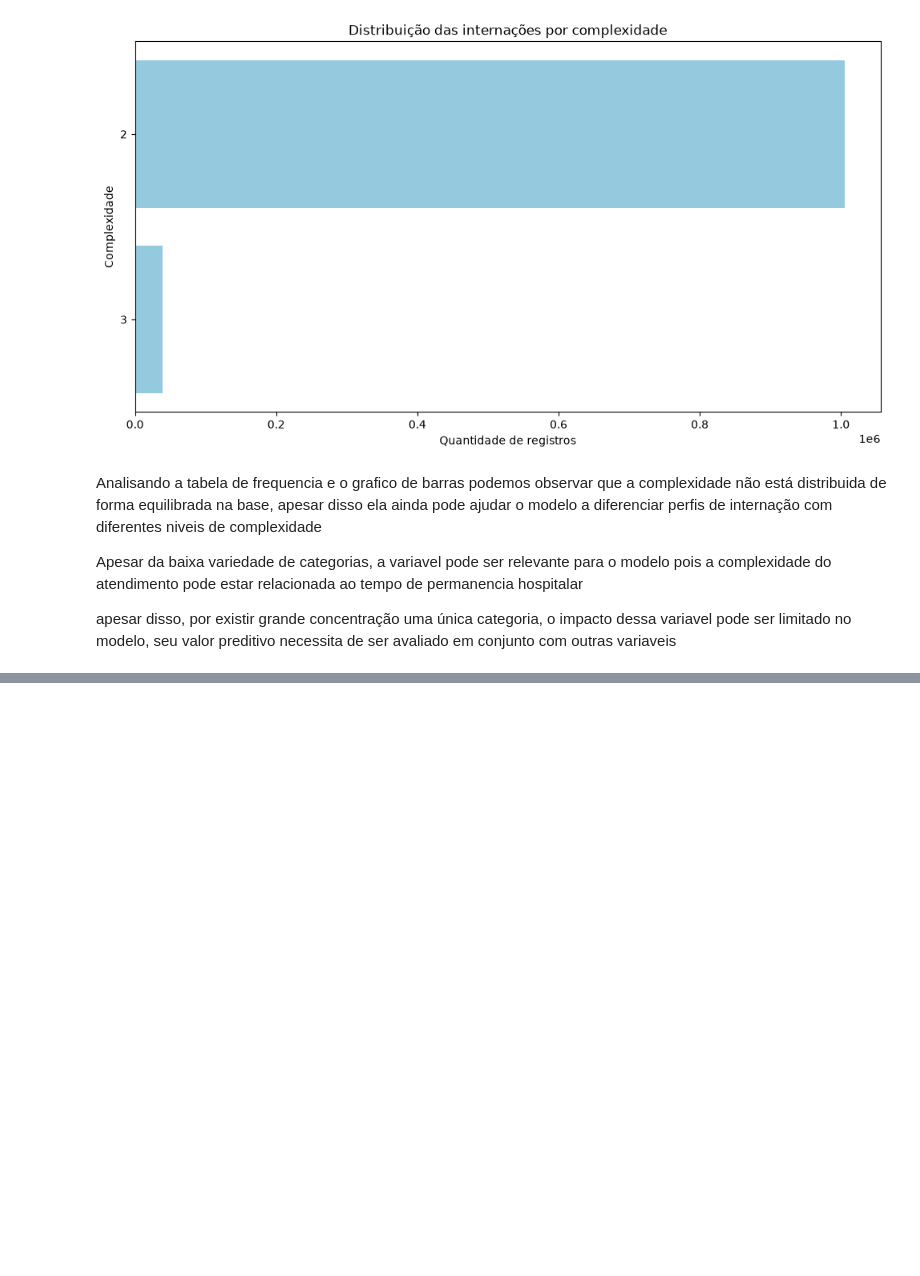
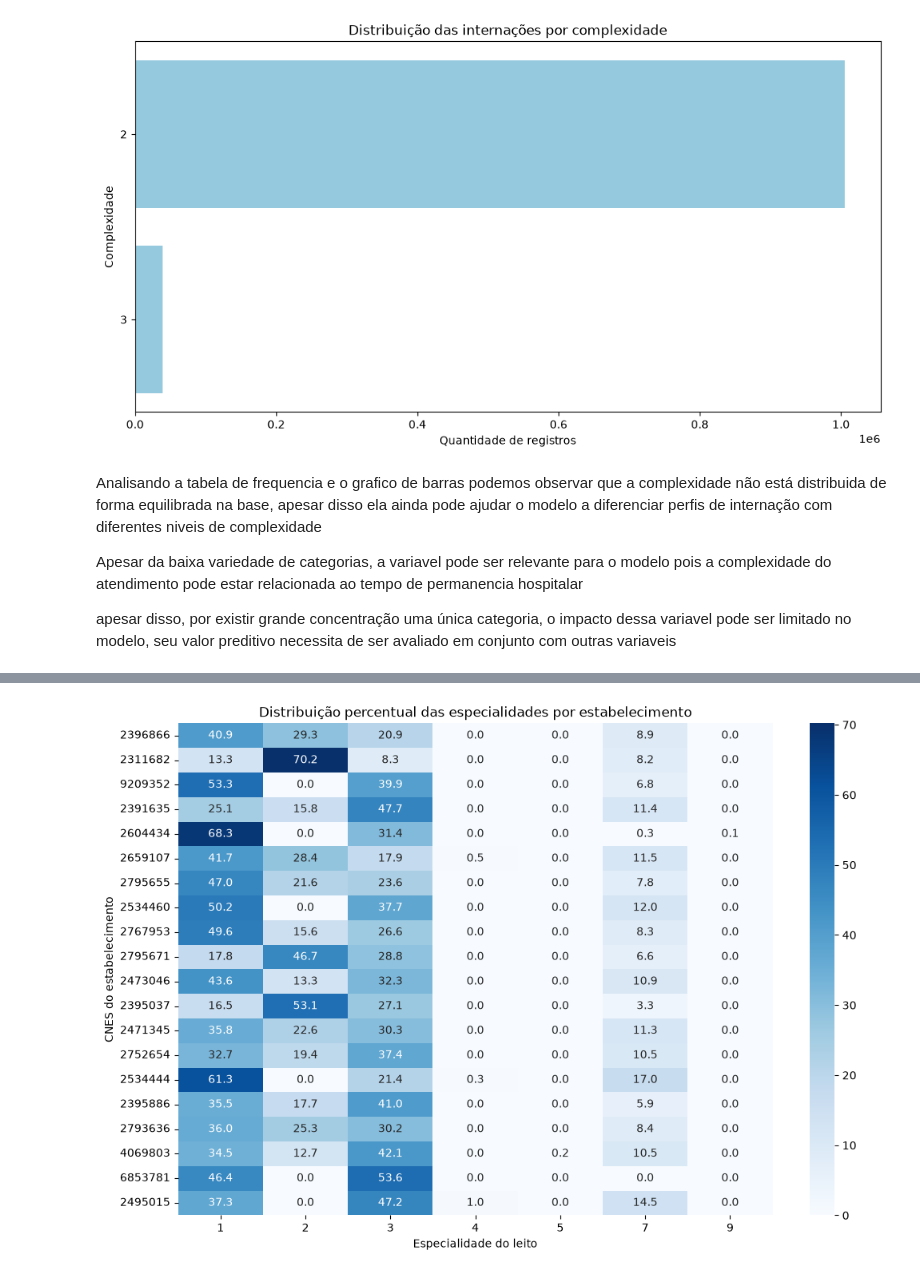
Before and after one commit to DjonathanMetelo/sih-sus-internacoes-prolongadas, a Jupyter notebook: Caderno.ipynb, the cells around one changed output, grey strips where cells are left out. Saved outputs shown, nothing was run; the diff lists cells and outputs as text; code cells hidden in the pictures; blank space fills up the shorter version.

```diff
--- a/Caderno.ipynb
+++ b/Caderno.ipynb
@@ -1625,0 +1947,14 @@ apesar disso, por existir grande concentração uma única categoria, o impacto
+# %%
+top_cnes = df_teste["CNES"].value_counts().head(20).index
+
+df_top_cnes = df_teste[df_teste["CNES"].isin(top_cnes)].copy()
+
+tabela_cnes_espec = pd.crosstab(
+    df_top_cnes["CNES"],
+    df_top_cnes["ESPEC"],
+    normalize="index"
+) * 100
+
+tabela_cnes_espec = tabela_cnes_espec.loc[top_cnes]
+
+tabela_cnes_espec.round(2)
@@ -1625,0 +1980,16 @@ apesar disso, por existir grande concentração uma única categoria, o impacto
+# %%
+plt.figure(figsize=(12, 8))
+
+sns.heatmap(
+    tabela_cnes_espec,
+    annot=True,
+    fmt=".1f",
+    cmap="Blues"
+)
+
+plt.title("Distribuição percentual das especialidades por estabelecimento")
+plt.xlabel("Especialidade do leito")
+plt.ylabel("CNES do estabelecimento")
+plt.show()
+# %% [output]
+[figure, added]
```
Also changed, not shown: parts of 29 cells of this notebook, 1 other file.
